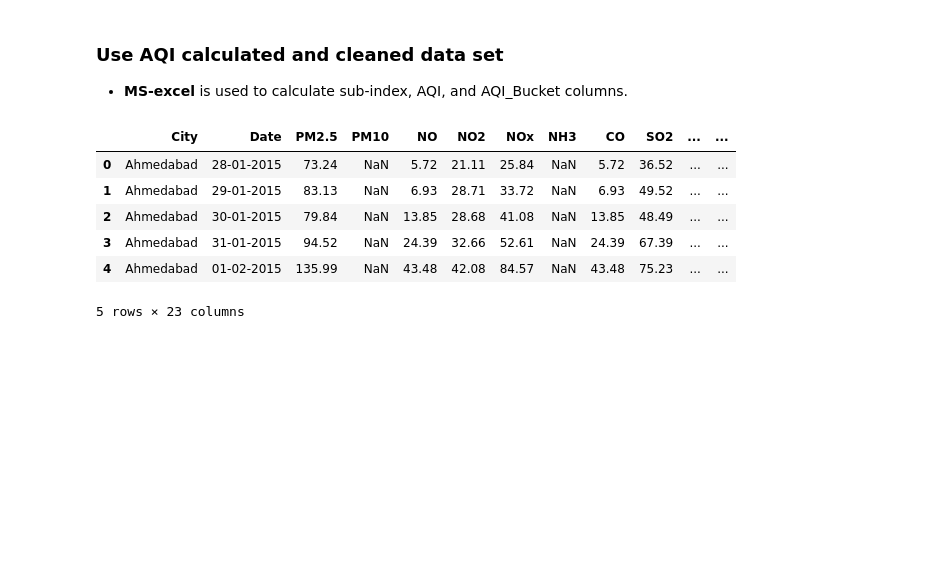
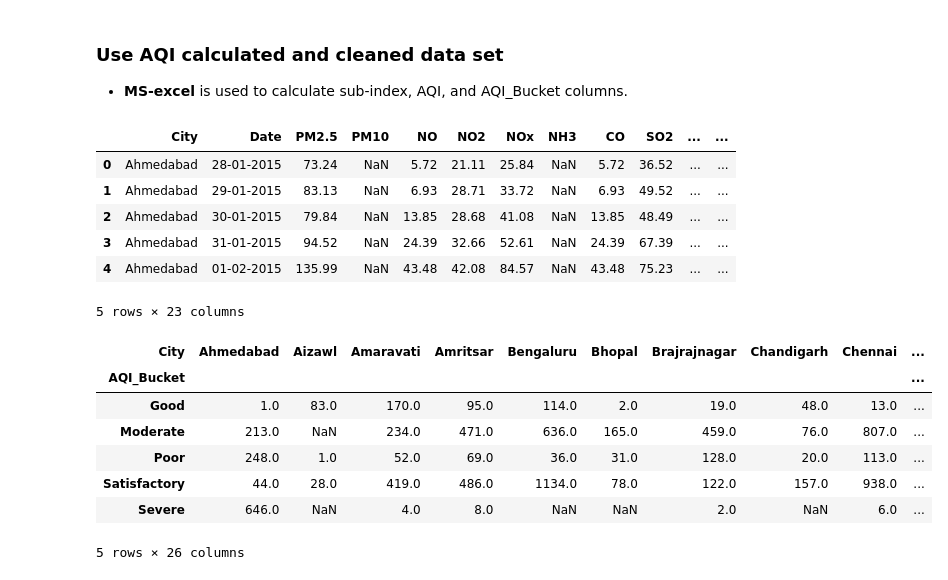
Before and after one commit to Thunderbolt9/Air-Quality-index, a Jupyter notebook: Air Quality index.ipynb, the cells around one changed output. Cells and saved outputs as stored; diff of their text form; code cells hidden in the pictures; blank space fills up the shorter version.

```diff
--- a/Air Quality index.ipynb
+++ b/Air Quality index.ipynb
@@ -121,3 +121,16 @@ city_cleaned_df.head()
 | 3 | Ahmedabad | 31-01-2015 | 94.52 | NaN | 24.39 | 32.66 | 52.61 | NaN | 24.39 | 67.39 | ... | ... |
 | 4 | Ahmedabad | 01-02-2015 | 135.99 | NaN | 43.48 | 42.08 | 84.57 | NaN | 43.48 | 75.23 | ... | ... |
 5 rows × 23 columns
+# %%
+# Create pivot table for Understanding the type of pollution in cities.
+pivot_df = city_cleaned_df.pivot_table(index = ['AQI_Bucket'], columns = ['City'],aggfunc = 'count')['AQI']
+pivot_df.head()
+# %% [output]
+| City | Ahmedabad | Aizawl | Amaravati | Amritsar | Bengaluru | Bhopal | Brajrajnagar | Chandigarh | Chennai | ... |
+| AQI_Bucket |  |  |  |  |  |  |  |  |  | ... |
+| Good | 1.0 | 83.0 | 170.0 | 95.0 | 114.0 | 2.0 | 19.0 | 48.0 | 13.0 | ... |
+| Moderate | 213.0 | NaN | 234.0 | 471.0 | 636.0 | 165.0 | 459.0 | 76.0 | 807.0 | ... |
+| Poor | 248.0 | 1.0 | 52.0 | 69.0 | 36.0 | 31.0 | 128.0 | 20.0 | 113.0 | ... |
+| Satisfactory | 44.0 | 28.0 | 419.0 | 486.0 | 1134.0 | 78.0 | 122.0 | 157.0 | 938.0 | ... |
+| Severe | 646.0 | NaN | 4.0 | 8.0 | NaN | NaN | 2.0 | NaN | 6.0 | ... |
+5 rows × 26 columns
```
Also changed, not shown: parts of 5 cells of this notebook.
